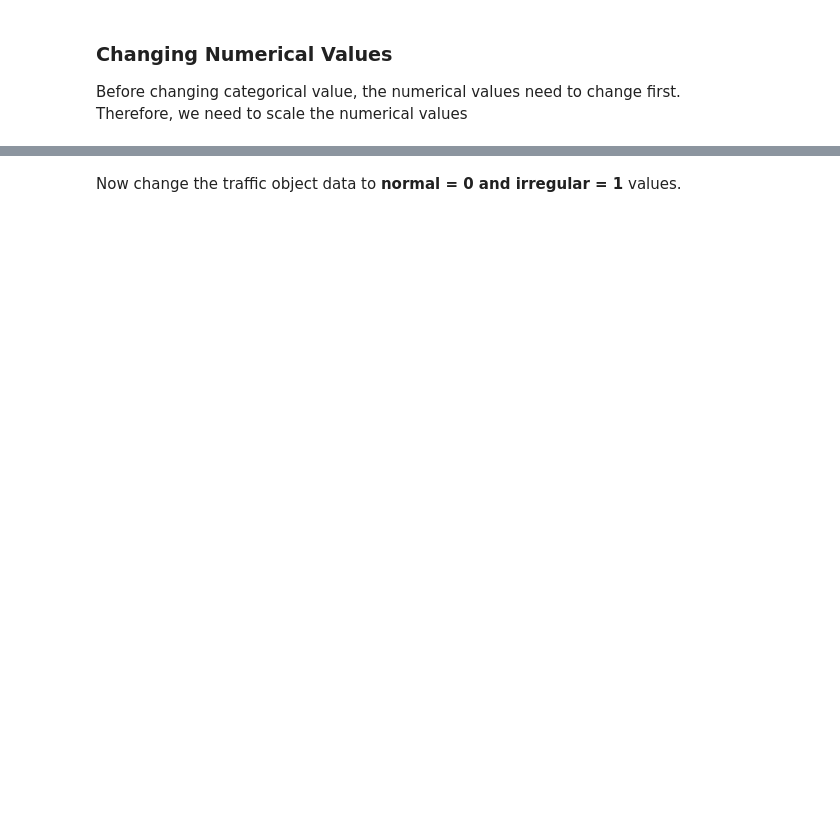
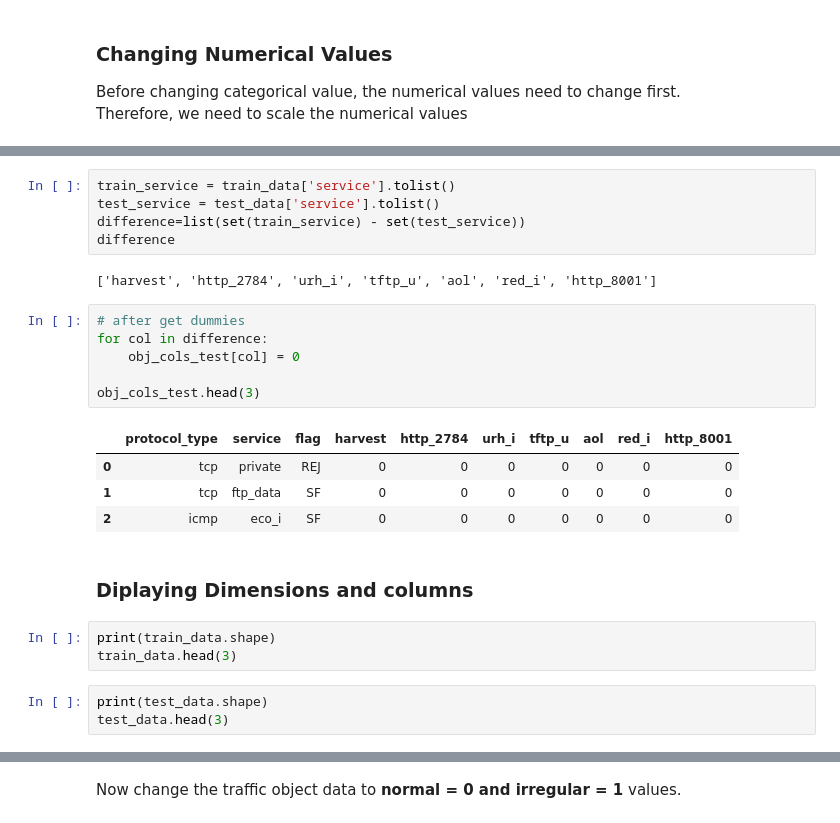
Before and after one commit to ClockWize171/network-traffic-analysis-tensorflow, a Jupyter notebook: kdd19-analysis.ipynb, the cells around one changed output, grey strips where cells are left out. Cells and saved outputs as stored; diff of their text form; blank space fills up the shorter version.

```diff
--- a/kdd19-analysis.ipynb
+++ b/kdd19-analysis.ipynb
@@ -254 +221,27 @@ Changing all the object data into 0 1 integer values with get_dummies functions
+# %%
+train_service = train_data['service'].tolist()
+test_service = test_data['service'].tolist()
+difference=list(set(train_service) - set(test_service))
+difference
+# %% [output]
+['harvest', 'http_2784', 'urh_i', 'tftp_u', 'aol', 'red_i', 'http_8001']
+# %%
+# after get dummies
+for col in difference:
+    obj_cols_test[col] = 0
+
+obj_cols_test.head(3)
+# %% [output]
+|  | protocol_type | service | flag | harvest | http_2784 | urh_i | tftp_u | aol | red_i | http_8001 |
+| 0 | tcp | private | REJ | 0 | 0 | 0 | 0 | 0 | 0 | 0 |
+| 1 | tcp | ftp_data | SF | 0 | 0 | 0 | 0 | 0 | 0 | 0 |
+| 2 | icmp | eco_i | SF | 0 | 0 | 0 | 0 | 0 | 0 | 0 |
+# %% [markdown]
+### Diplaying Dimensions and columns
+# %%
+print(train_data.shape)
+train_data.head(3)
+# %%
+print(test_data.shape)
+test_data.head(3)
 # %%
```
Also changed, not shown: parts of 22 cells of this notebook.
